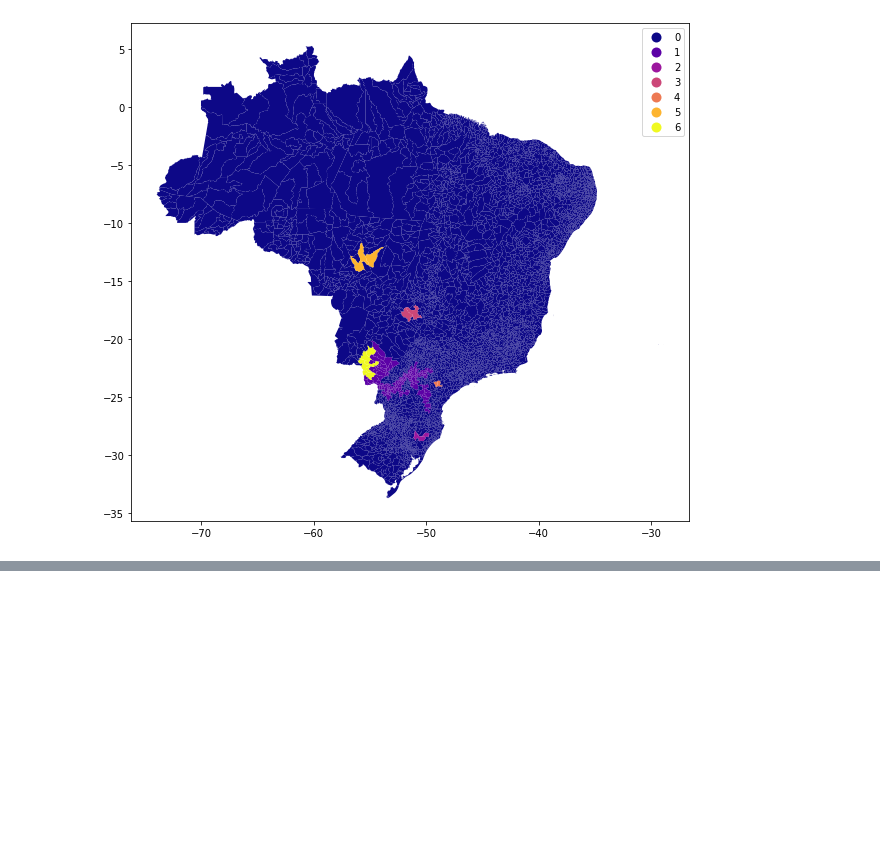
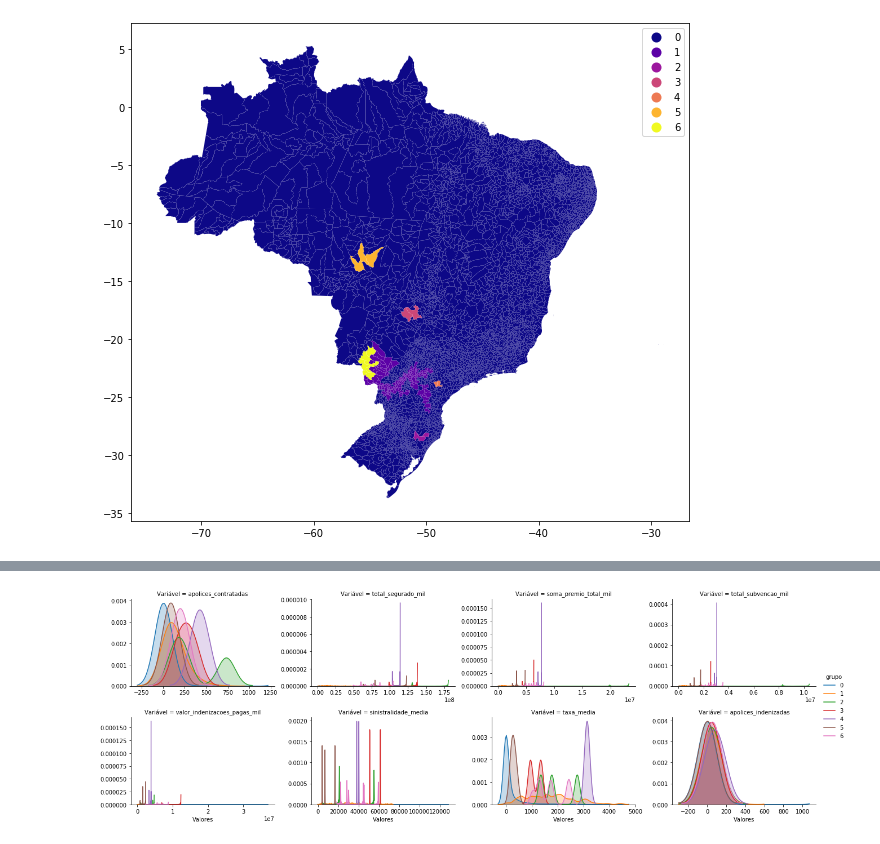
Before and after one commit to walefmachado/spatial-cluster, a Jupyter notebook: scripts/brasil/cluster_brasil.ipynb, the cells around one changed output, grey strips where cells are left out. Saved outputs shown, nothing was run; the diff lists cells and outputs as text; code cells hidden in the pictures; blank space fills up the shorter version.

Commit message:
KDE plots

```diff
--- a/scripts/brasil/cluster_brasil.ipynb
+++ b/scripts/brasil/cluster_brasil.ipynb
@@ -370,0 +381,2 @@ dados_cluster.plot(column='grupo', figsize=(10, 10), legend=True, cmap='plasma')
+# %%
+dados_plots = dados_cluster.drop(['nome_mun','geometry', 'grupos'], axis = 1)
@@ -370,0 +387,13 @@ dados_cluster.plot(column='grupo', figsize=(10, 10), legend=True, cmap='plasma')
+# %%
+tidy_db = dados_plots.set_index('grupo')
+# Keep only variables used for clustering
+#tidy_db = tidy_db[cluster_variables]
+# Stack column names into a column, obtaining
+# a "long" version of the dataset
+tidy_db = tidy_db.stack()
+# Take indices into proper columns
+tidy_db = tidy_db.reset_index()
+# Rename column names
+tidy_db = tidy_db.rename(columns={
+                        'level_1': 'Variável',
+                        0: 'Valores'})
@@ -370,0 +411,8 @@ dados_cluster.plot(column='grupo', figsize=(10, 10), legend=True, cmap='plasma')
+# %%
+# Setup the facets
+facets = seaborn.FacetGrid(data=tidy_db, col='Variável', hue='grupo', \
+                  sharey=False, sharex=False, aspect=1.5, col_wrap=4)
+# Build the plot from `sns.kdeplot`
+_ = facets.map(seaborn.kdeplot, 'Valores', shade=True, bw=100).add_legend()
+# %% [output]
+[figure, added]
```
Also changed, not shown: parts of 5 cells of this notebook, 5 other files.
